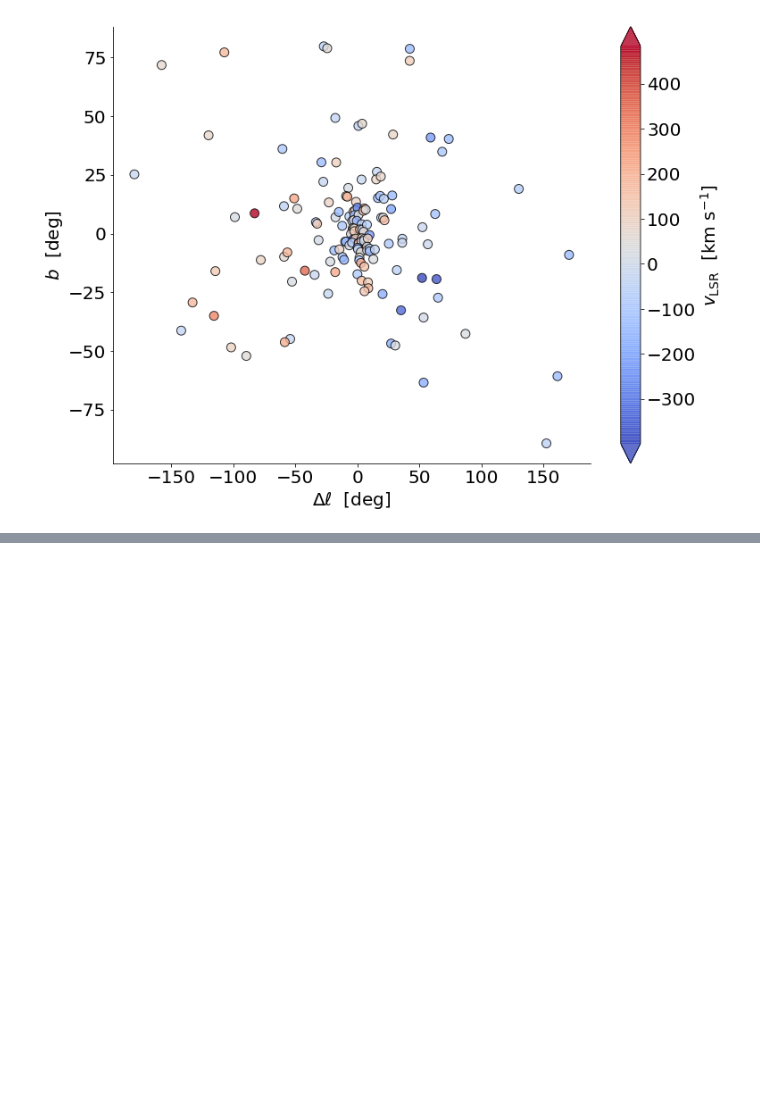
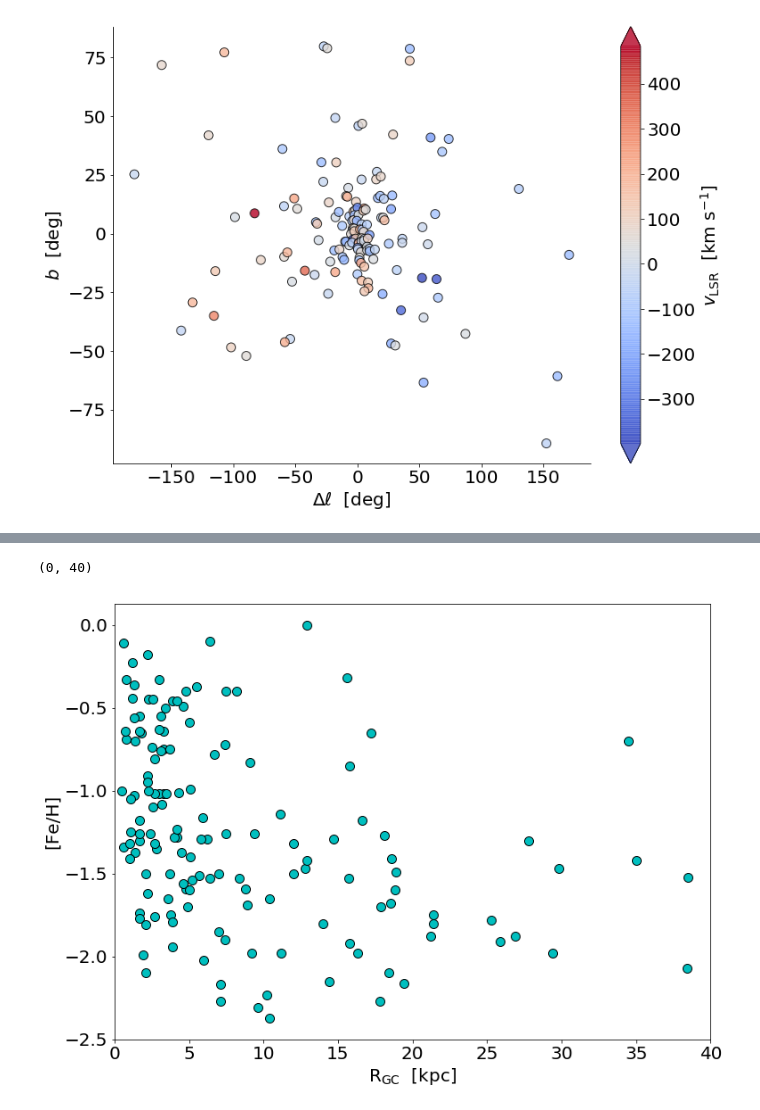
Before and after one commit to ucsc-astro/coffee, a Jupyter notebook: plot_show_and_tell/mwgc_rotation/mwgc_rotation.ipynb, the cells around one changed output, grey strips where cells are left out. Drawn from its saved outputs; the diff is of its cells as text; code cells hidden in the pictures; blank space fills up the shorter version.

```diff
--- a/plot_show_and_tell/mwgc_rotation/mwgc_rotation.ipynb
+++ b/plot_show_and_tell/mwgc_rotation/mwgc_rotation.ipynb
@@ -40,0 +81,13 @@ ax.xaxis.set_ticks_position('bottom')
+# %%
+%matplotlib inline
+
+mpl.rc('figure', figsize=(12, 9))
+mpl.rc('font', size=20)
+
+plt.scatter(pos_df.R_gc, feh, s=100, edgecolor='k', c='c')
+plt.xlabel(r"R$_\mathrm{GC}$  [kpc]")
+plt.ylabel("[Fe/H]")
+plt.xlim(0, 40)
+# %% [output]
+(0, 40)
+[figure, added]
```
Also changed, not shown: parts of 3 cells of this notebook.
